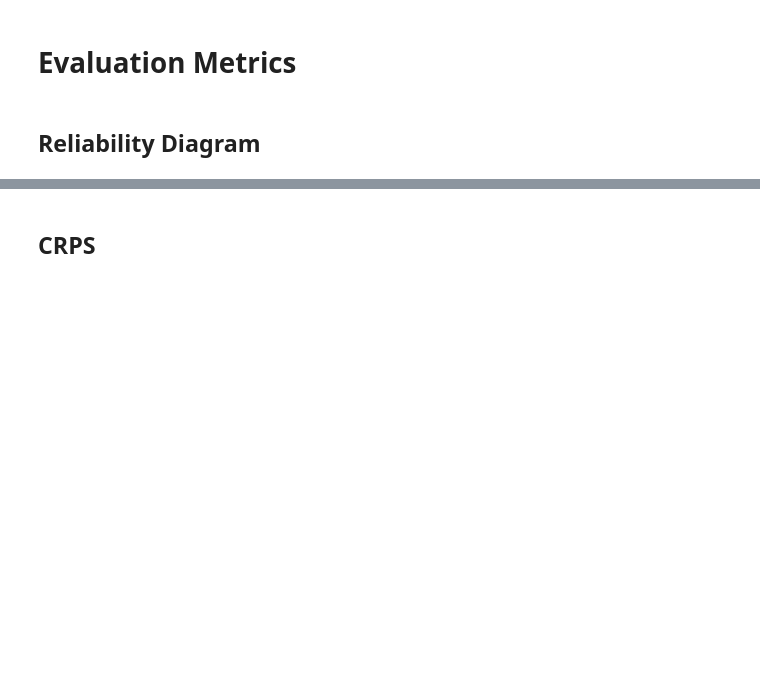
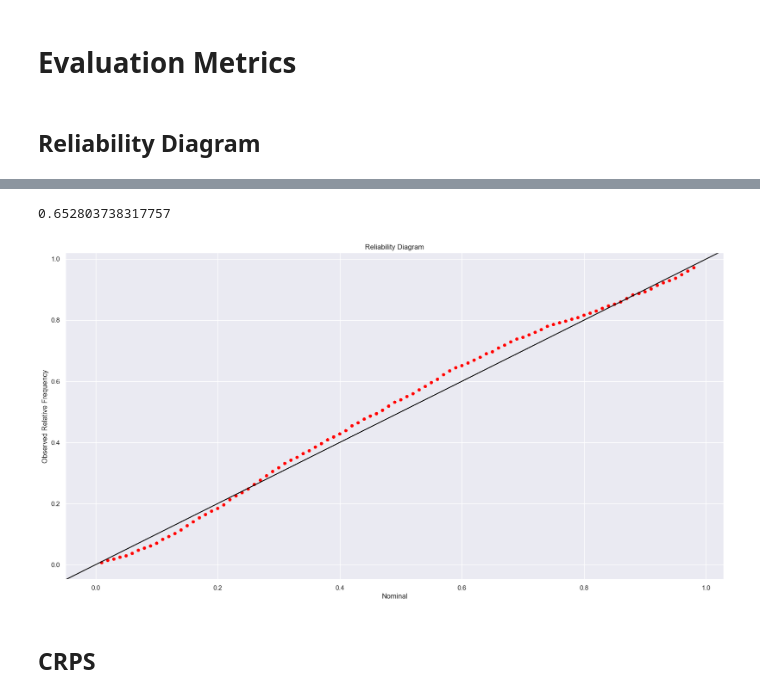
Before and after one commit to KlimisStilp/Price_Timeseries_UK_VScode, a Jupyter notebook: Price Timeseries UK/Totalload_SolarWind_Price_Timeseries.ipynb, the cells around one changed output, grey strips where cells are left out. Cells and saved outputs as stored; diff of their text form; code cells hidden in the pictures; blank space fills up the shorter version.

```diff
--- a/Price Timeseries UK/Totalload_SolarWind_Price_Timeseries.ipynb
+++ b/Price Timeseries UK/Totalload_SolarWind_Price_Timeseries.ipynb
@@ -585,2 +568,37 @@ Text(0, 0.5, 'Observed Relative Frequency')
+# %%
+a = (df_results[0]['Price'] < norm.ppf(0.6, loc=df_results[0]['Predicted Value'], scale=df_results[0]['sigma'])).to_list()
+# %%
+sum(a)/len(df_results[0])
+# %% [output]
+0.652803738317757
+# %%
+def reliability_diagram(df, obs, mu, std):
+
+
+
+
+    from scipy.stats import norm
+    import numpy as np
+    import seaborn as sns
+    import matplotlib.pyplot as plt
+
+    x_scatter = np.arange(1,99,1)/100
+    y_scatter = []
+
+
+    for q in x_scatter:
+        a = (df[str(obs)] < norm.ppf(q, loc=df[str(mu)], scale=df[str(std)])).to_list()
+        y_scatter.append(sum(a)/len(df))
+
+
+    sns.scatterplot(x=x_scatter, y=y_scatter, linestyle='dashed', color='red', marker='o')
+    plt.axline((0,0), slope=1, color='black')
+    plt.title('Reliability Diagram')
+    plt.xlabel('Nominal')
+    plt.ylabel('Observed Relative Frequency')
+# %%
+reliability_diagram(df=df_results[7], obs='Price', mu='Predicted Value', std='sigma')
+# %% [output]
+[figure, added]
 # %% [markdown]
 ## CRPS
```
Also changed, not shown: parts of 15 cells of this notebook.
